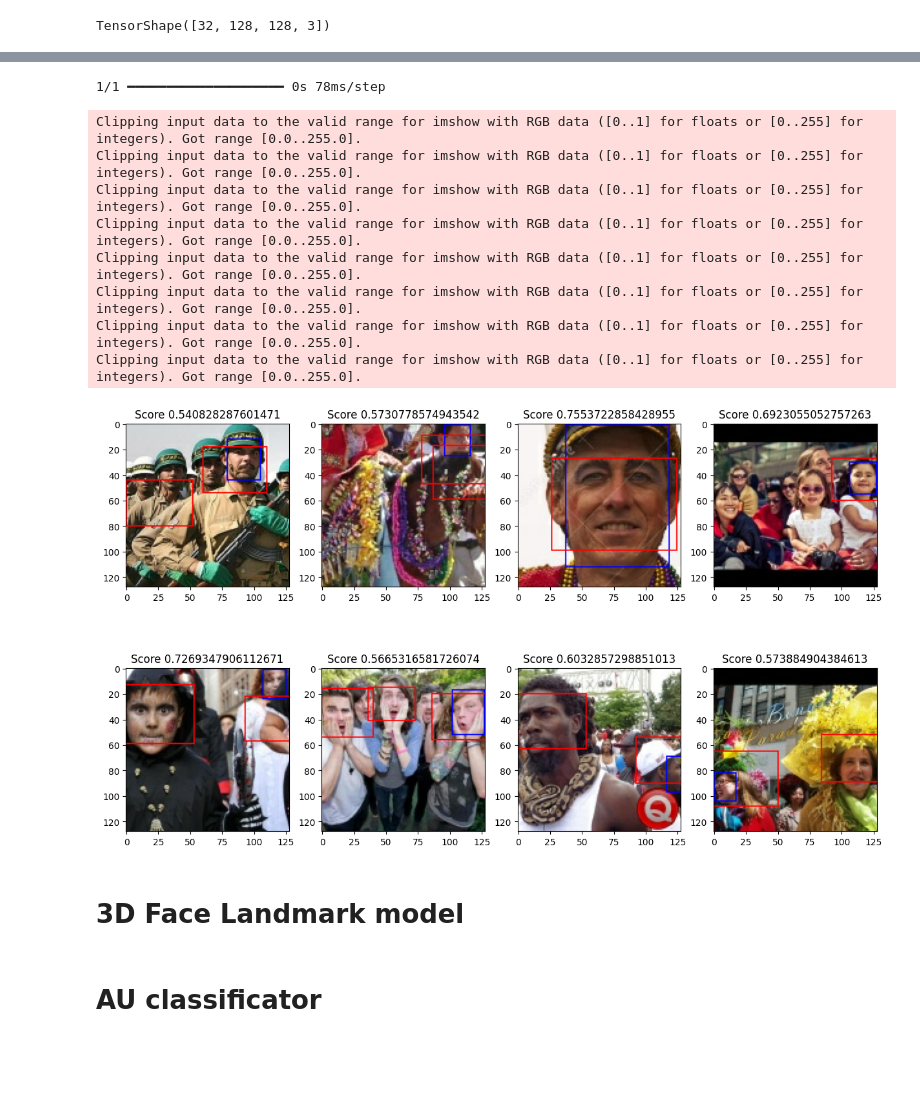
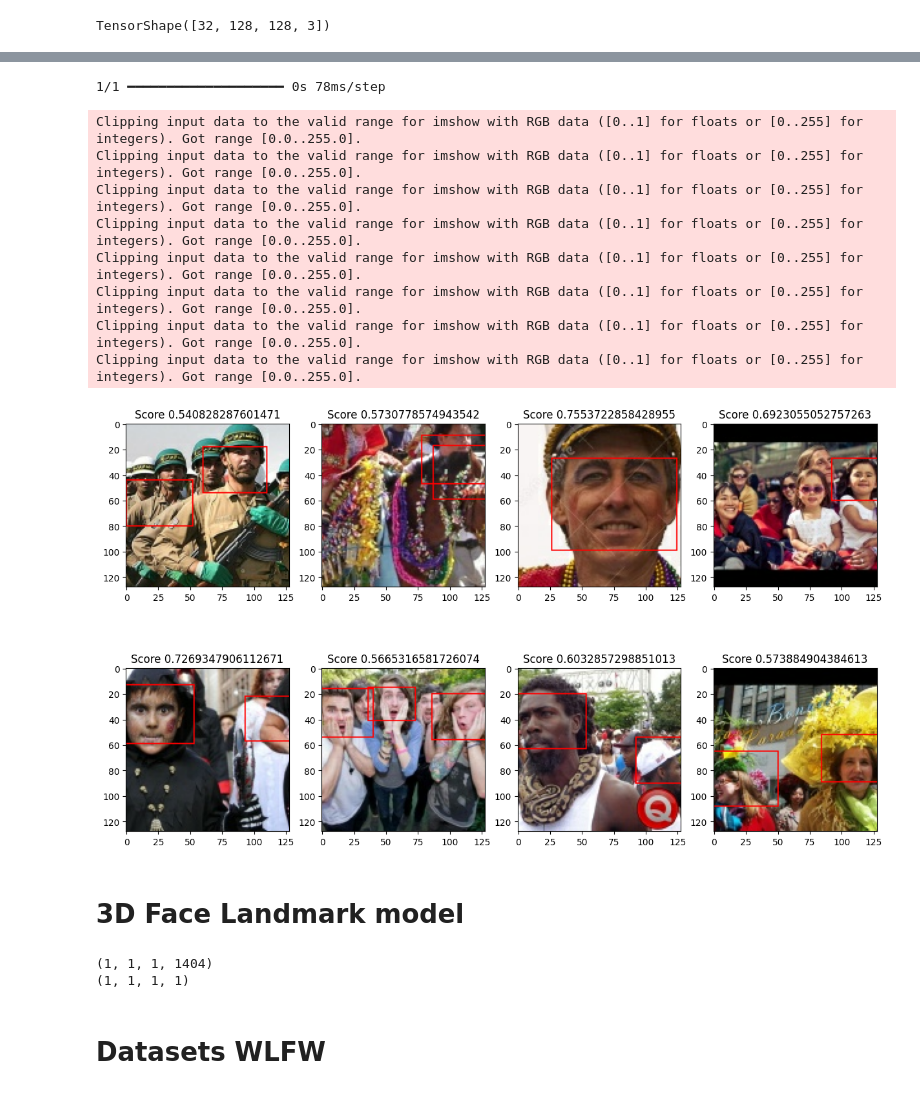
Before and after one commit to chab-s/safety_au_detector, a Jupyter notebook: notebooks/start.ipynb, the cells around one changed output, grey strips where cells are left out. Cells and saved outputs as stored; diff of their text form; code cells hidden in the pictures; blank space fills up the shorter version.

```diff
--- a/notebooks/start.ipynb
+++ b/notebooks/start.ipynb
@@ -1374,7 +1359,7 @@ def test_model(output_detections, predicted_output_detections, imgs, size=8):
       y2 = int(box[4] * 128)
       color = (0, 0, 255)
 
-      img = cv2.rectangle(img, (x1, y1), (x2, y2), color, 1)
+      # img = cv2.rectangle(img, (x1, y1), (x2, y2), color, 1)
 
     score = 1
 
@@ -1384,35 +1369,33 @@ def test_model(output_detections, predicted_output_detections, imgs, size=8):
         x1 = int(box[1] * 128)
         y1 = int(box[2] * 128)
         x2 = int(box[3] * 128)
         y2 = int(box[4] * 128)
         color = (255, 0, 0)
         img = cv2.rectangle(img, (x1, y1), (x2, y2), color, 1)
 
     ax[y, x].imshow(img)
     ax[y, x].set_title('Score {}'.format(score))
 
 model = tf.keras.models.load_model(
     "weights/saved_model/face.keras",
     custom_objects={"BlazeModel": BlazeModel}
 )
 
 for image_paths, imgs, big_anchors, small_anchors in test_generator:
   break
 
 output_detections, predicted_output_detections = get_final_boxes(imgs, big_anchors, small_anchors, reference_anchors, model)
 test_model(output_detections[0:8], predicted_output_detections[0:8], imgs[0:8])
 # %% [output]
 1/1 ━━━━━━━━━━━━━━━━━━━━ 0s 78ms/step
 Clipping input data to the valid range for imshow with RGB data ([0..1] for floats or [0..255] for integers). Got range [0.0..255.0].
 Clipping input data to the valid range for imshow with RGB data ([0..1] for floats or [0..255] for integers). Got range [0.0..255.0].
 Clipping input data to the valid range for imshow with RGB data ([0..1] for floats or [0..255] for integers). Got range [0.0..255.0].
 Clipping input data to the valid range for imshow with RGB data ([0..1] for floats or [0..255] for integers). Got range [0.0..255.0].
 Clipping input data to the valid range for imshow with RGB data ([0..1] for floats or [0..255] for integers). Got range [0.0..255.0].
 Clipping input data to the valid range for imshow with RGB data ([0..1] for floats or [0..255] for integers). Got range [0.0..255.0].
 Clipping input data to the valid range for imshow with RGB data ([0..1] for floats or [0..255] for integers). Got range [0.0..255.0].
 Clipping input data to the valid range for imshow with RGB data ([0..1] for floats or [0..255] for integers). Got range [0.0..255.0].
-[figure, old version]
+[figure, new version]
 # %% [markdown]
  # 3D Face Landmark model
-# %% [markdown]
-# AU classificator
@@ -1418,0 +1535,16 @@ Clipping input data to the valid range for imshow with RGB data ([0..1] for floa
+# %%
+model = FaceMash_Model()
+
+# Entrée comme en PyTorch : 1 x 3 x 192 x 192
+# En TensorFlow → 1 x 192 x 192 x 3
+x = tf.random.normal([1, 192, 192, 3])
+
+landmarks, confidence = model(x)
+
+print(landmarks.shape)   # (1, 1404, 1, 1) ou (1, 1, 1, 1404) selon padding final
+print(confidence.shape)  # (1, 1, 1, 1)
+# %% [output]
+(1, 1, 1, 1404)
+(1, 1, 1, 1)
+# %% [markdown]
+# Datasets WLFW
```
Also changed, not shown: parts of 12 cells of this notebook.
